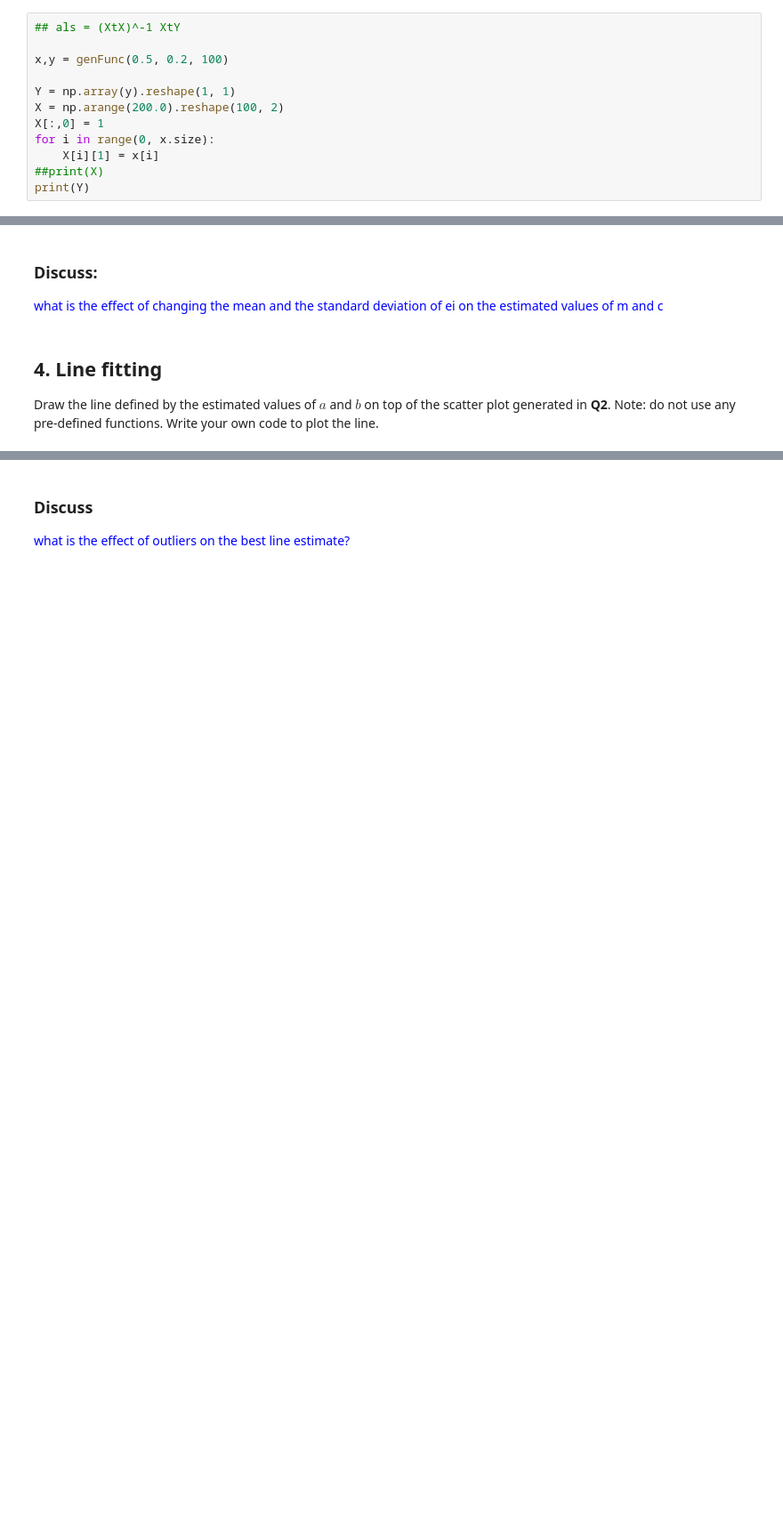
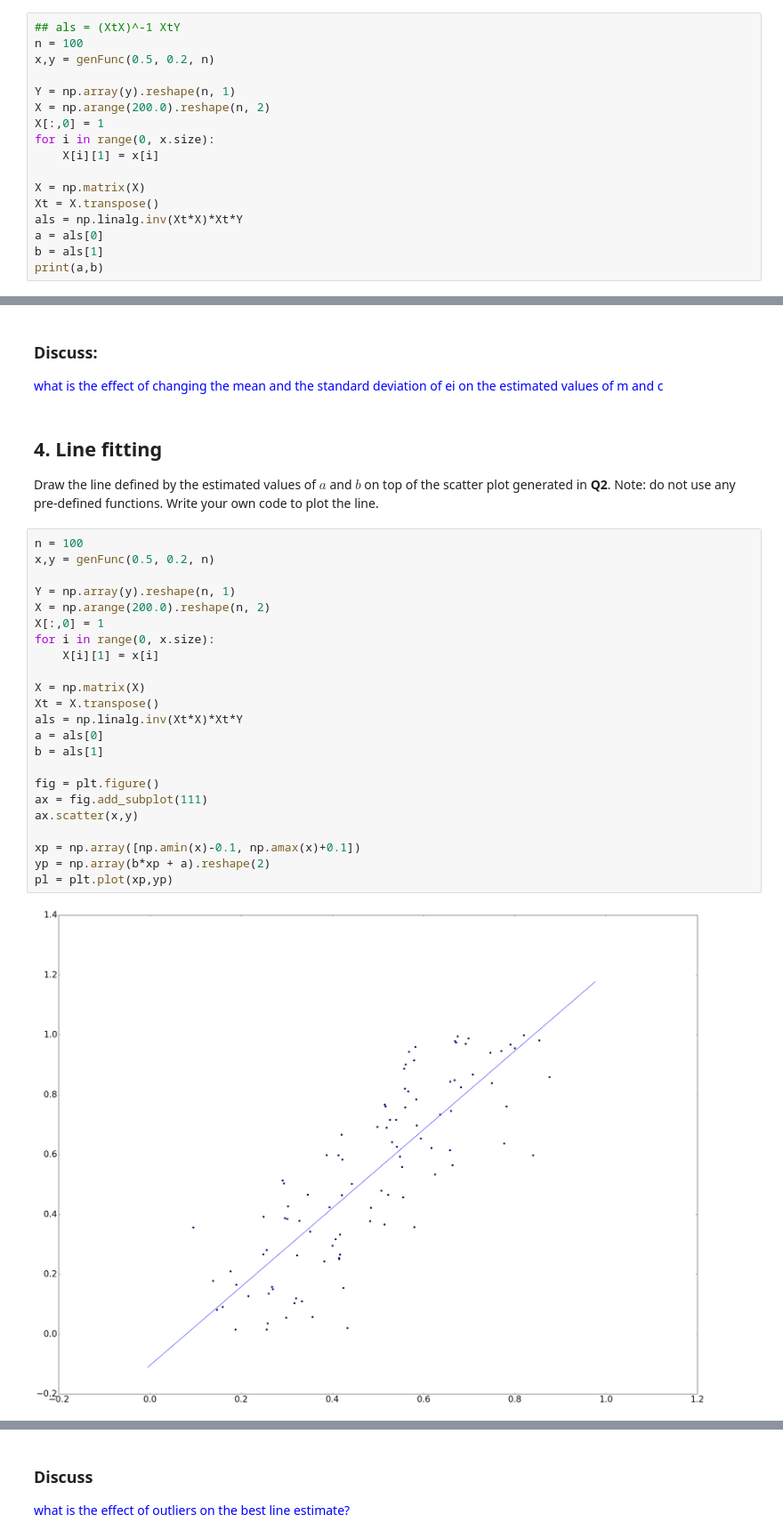
Before and after one commit to JoshVanL/SPS_LabWork, a Jupyter notebook: 3LAB/Lab3_Jupyter.ipynb, the cells around one changed output, grey strips where cells are left out. Shown at 89% size. Saved outputs shown, nothing was run; the diff lists cells and outputs as text; blank space fills up the shorter version.

```diff
--- a/3LAB/Lab3_Jupyter.ipynb
+++ b/3LAB/Lab3_Jupyter.ipynb
@@ -68,14 +68,19 @@ ax.scatter(a,b)
 Using the sequences ${y_i}$ and ${x_i}$ from **Q2**, implement the matrix form of the method of least squares to determine estimates of the parameters $a$ and $b$ assuming that $y_i=a+bx_i+e_i$.
 # %%
 ## als = (XtX)^-1 XtY
+n = 100
+x,y = genFunc(0.5, 0.2, n)
 
-x,y = genFunc(0.5, 0.2, 100)
-
-Y = np.array(y).reshape(1, 1)
-X = np.arange(200.0).reshape(100, 2)
+Y = np.array(y).reshape(n, 1)
+X = np.arange(200.0).reshape(n, 2)
 X[:,0] = 1
 for i in range(0, x.size):
     X[i][1] = x[i]
-##print(X)
-print(Y)
+
+X = np.matrix(X)
+Xt = X.transpose()
+als = np.linalg.inv(Xt*X)*Xt*Y
+a = als[0]
+b = als[1]
+print(a,b)
 # %% [output]
@@ -105,6 +94,31 @@ estimated values of m and c
 ## 4. Line fitting ##
 
 Draw the line defined by the estimated values of $a$ and $b$ on top of the scatter plot generated in **Q2**. Note: do not use any pre-defined functions. Write your own code to plot the line.
+# %%
+n = 100
+x,y = genFunc(0.5, 0.2, n)
+
+Y = np.array(y).reshape(n, 1)
+X = np.arange(200.0).reshape(n, 2)
+X[:,0] = 1
+for i in range(0, x.size):
+    X[i][1] = x[i]
+
+X = np.matrix(X)
+Xt = X.transpose()
+als = np.linalg.inv(Xt*X)*Xt*Y
+a = als[0]
+b = als[1]
+
+fig = plt.figure()
+ax = fig.add_subplot(111)
+ax.scatter(x,y)
+
+xp = np.array([np.amin(x)-0.1, np.amax(x)+0.1])
+yp = np.array(b*xp + a).reshape(2)
+pl = plt.plot(xp,yp)
+# %% [output]
+[figure, added]
 # %% [markdown]
 ## 5. Outliers ##
 Add a few outliers to your data. For example, add the points {(0.5, 5), (0.6, 5), (0.7, 5)} to the sampled sequences from Q2.
```
Also changed, not shown: parts of 6 cells of this notebook, 1 other file.
